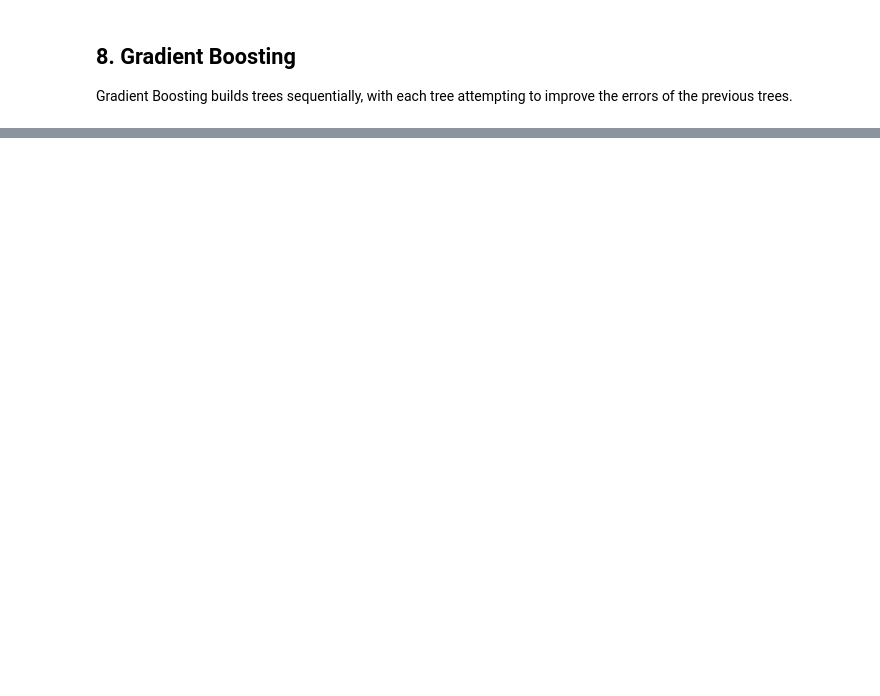
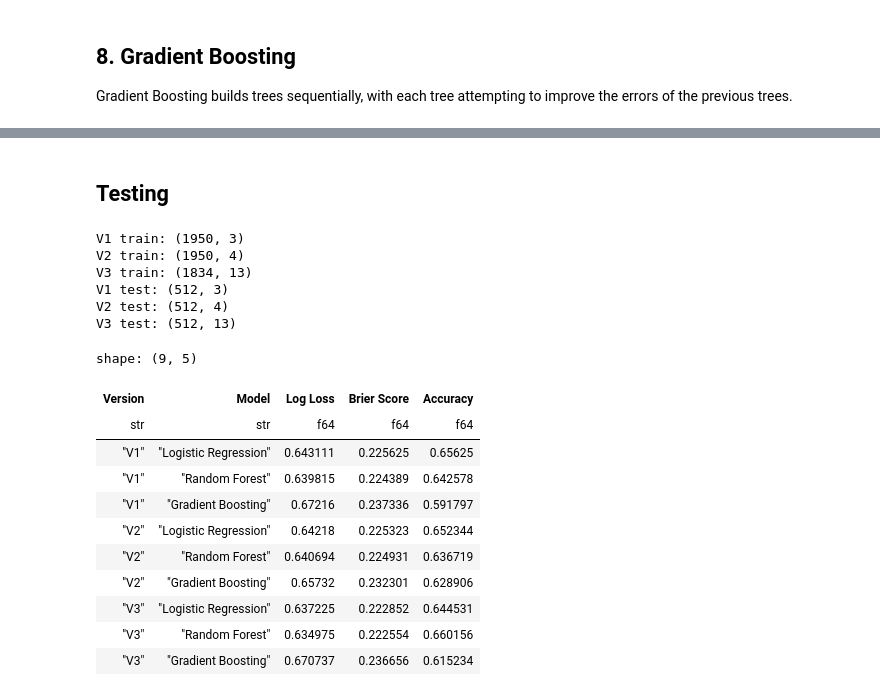
Before and after one commit to Joaquin2108/NFL-GamePredictor, a Jupyter notebook: Notebooks/modeling.ipynb, the cells around one changed output, grey strips where cells are left out. Saved outputs shown, nothing was run; the diff lists cells and outputs as text; code cells hidden in the pictures; blank space fills up the shorter version.

```diff
--- a/Notebooks/modeling.ipynb
+++ b/Notebooks/modeling.ipynb
@@ -478,0 +396,2 @@ The next version will introduce efficiency-based features, including offensive a
+# %% [markdown]
+## Testing
@@ -478,0 +444,27 @@ The next version will introduce efficiency-based features, including offensive a
+# %%
+print("V1 train:", X_train_v1.shape)
+print("V2 train:", X_train_v2.shape)
+print("V3 train:", X_train_v3.shape)
+
+print("V1 test:", X_test_v1.shape)
+print("V2 test:", X_test_v2.shape)
+print("V3 test:", X_test_v3.shape)
+# %% [output]
+V1 train: (1950, 3)
+V2 train: (1950, 4)
+V3 train: (1834, 13)
+V1 test: (512, 3)
+V2 test: (512, 4)
+V3 test: (512, 13)
+# %%
+def evaluate_model(model, X_train, y_train, X_test, y_test):
+    model.fit(X_train, y_train)
+
+    probs = model.predict_proba(X_test)[:, 1]
+    preds = model.predict(X_test)
+
+    return {
+        "Log Loss": log_loss(y_test, probs),
+        "Brier Score": brier_score_loss(y_test, probs),
+        "Accuracy": accuracy_score(y_test, preds),
+    }
@@ -478,0 +494,43 @@ The next version will introduce efficiency-based features, including offensive a
+# %%
+fair_results = []
+
+versions = {
+    "V1": (X_train_v1, y_train_v1, X_test_v1, y_test_v1),
+    "V2": (X_train_v2, y_train_v2, X_test_v2, y_test_v2),
+    "V3": (X_train_v3, y_train_v3, X_test_v3, y_test_v3),
+}
+
+for version, (X_train, y_train, X_test, y_test) in versions.items():
+
+    for model_name, model in create_models().items():
+
+        metrics = evaluate_model(
+            model,
+            X_train,
+            y_train,
+            X_test,
+            y_test
+        )
+
+        fair_results.append({
+            "Version": version,
+            "Model": model_name,
+            **metrics
+        })
+
+fair_results_df = pl.DataFrame(fair_results)
+
+fair_results_df
+# %% [output]
+shape: (9, 5)
+| Version | Model | Log Loss | Brier Score | Accuracy |
+| str | str | f64 | f64 | f64 |
+| "V1" | "Logistic Regression" | 0.643111 | 0.225625 | 0.65625 |
+| "V1" | "Random Forest" | 0.639815 | 0.224389 | 0.642578 |
+| "V1" | "Gradient Boosting" | 0.67216 | 0.237336 | 0.591797 |
+| "V2" | "Logistic Regression" | 0.64218 | 0.225323 | 0.652344 |
+| "V2" | "Random Forest" | 0.640694 | 0.224931 | 0.636719 |
+| "V2" | "Gradient Boosting" | 0.65732 | 0.232301 | 0.628906 |
+| "V3" | "Logistic Regression" | 0.637225 | 0.222852 | 0.644531 |
+| "V3" | "Random Forest" | 0.634975 | 0.222554 | 0.660156 |
+| "V3" | "Gradient Boosting" | 0.670737 | 0.236656 | 0.615234 |
```
Also changed, not shown: parts of 42 cells of this notebook.
